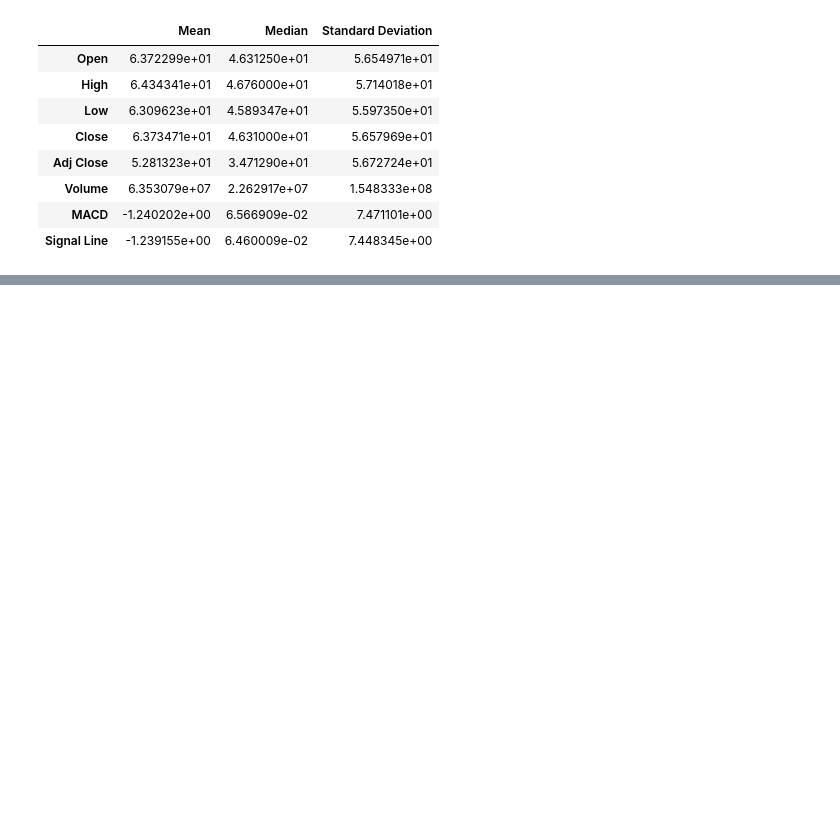
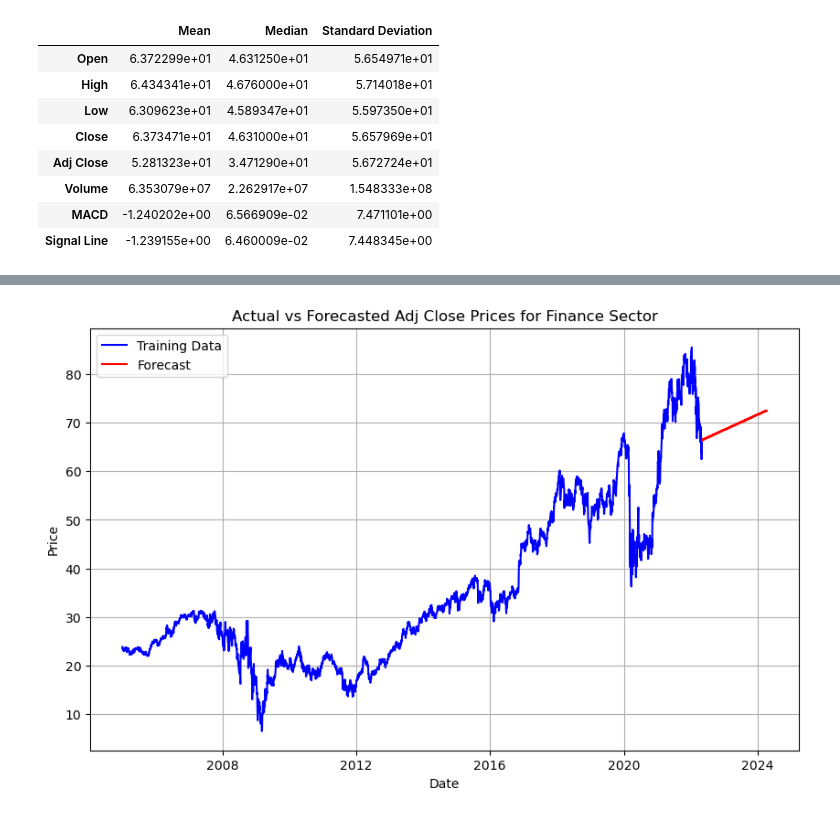
Before and after one commit to manasmaskar/Yfin_dataWrangling, a Jupyter notebook: MLAnalysis.ipynb, the cells around one changed output, grey strips where cells are left out. Drawn from its saved outputs; the diff is of its cells as text; code cells hidden in the pictures; blank space fills up the shorter version.

```diff
--- a/MLAnalysis.ipynb
+++ b/MLAnalysis.ipynb
@@ -187,0 +353,11 @@ None inf
+# %%
+target = "Adj Close"
+series = fin_df[target]
+
+split = int(0.90 * len(series))
+train, test = series[0:split], series[split:len(series)]
+# %%
+# order (p, d, q), seasonal_order (P, D, Q, S)
+model = SARIMAX(train, order=(1, 1, 1), seasonal_order=(1, 1, 1, 12))
+model_fit = model.fit()
+forecast = model_fit.forecast(steps=len(test))
@@ -187,0 +383,14 @@ None inf
+# %%
+# Forecasted values for finance
+plt.figure(figsize=(10, 6))
+plt.plot(train.index, train, color='blue', label='Training Data')
+# plt.plot(test.index, test, color='blue', label='Actual')
+plt.plot(test.index, forecast, color='red', label='Forecast')
+plt.title('Actual vs Forecasted Adj Close Prices for Finance Sector')
+plt.xlabel('Date')
+plt.ylabel('Price')
+plt.legend()
+plt.grid(True)
+plt.show()
+# %% [output]
+[figure, added]
```
Also changed, not shown: parts of 24 cells of this notebook.
